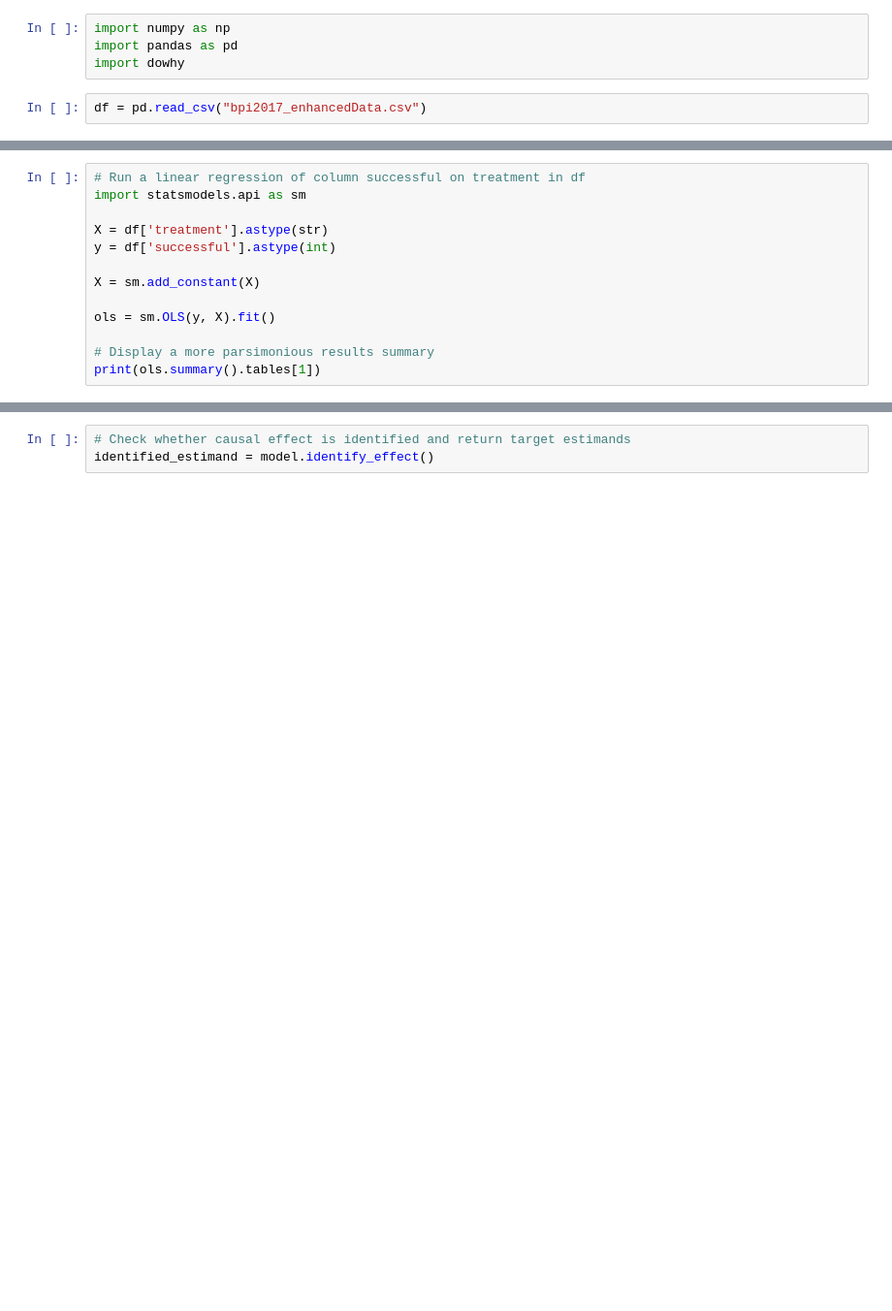
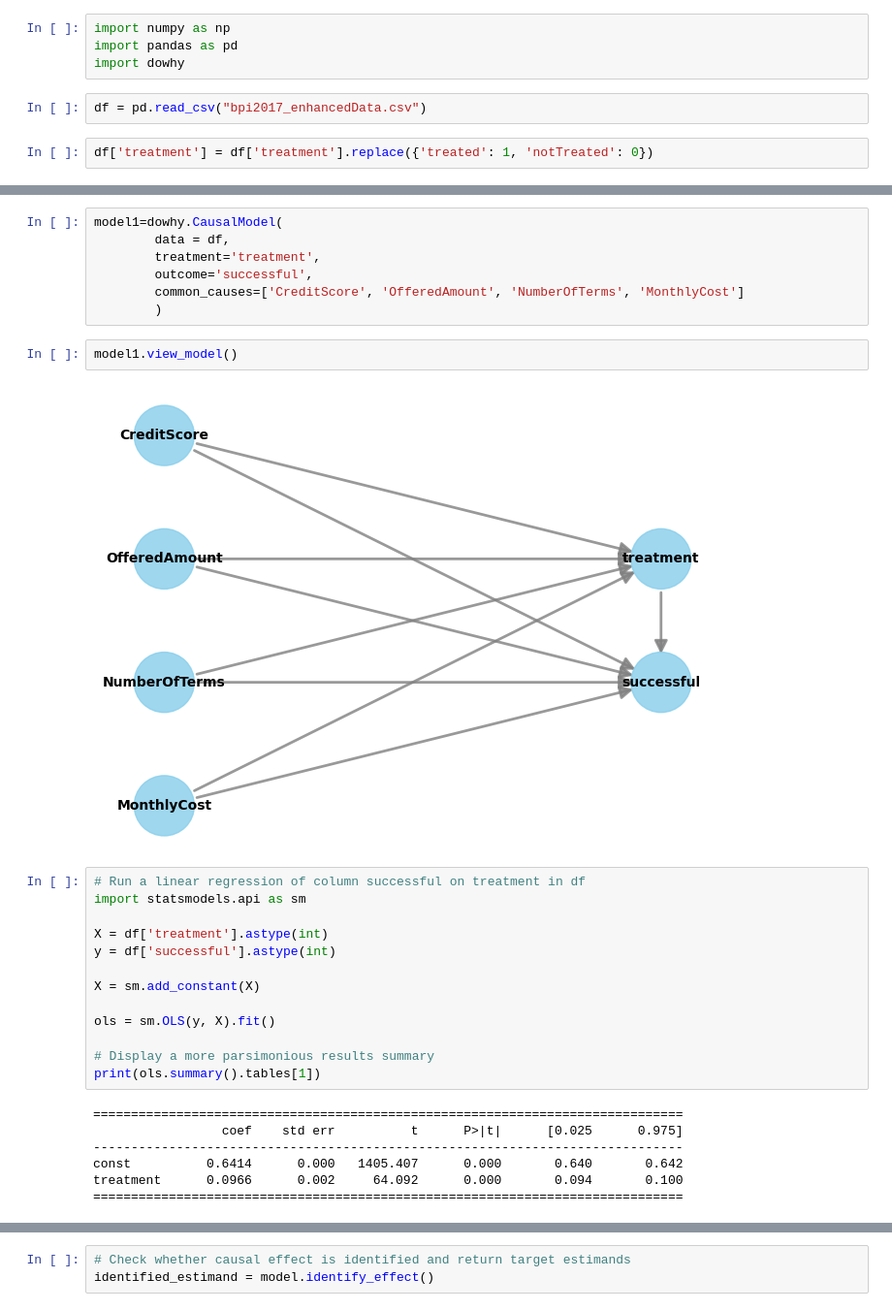
Before and after one commit to Mals77/master-thesis, a Jupyter notebook: model-trial1.ipynb, the cells around one changed output, grey strips where cells are left out. Shown at 97% size. Cells and saved outputs as stored; diff of their text form; blank space fills up the shorter version.

Commit message:
[EDIT] trial model1

```diff
--- a/model-trial1.ipynb
+++ b/model-trial1.ipynb
@@ -6,4 +6,6 @@ import pandas as pd
 import dowhy
 # %%
 df = pd.read_csv("bpi2017_enhancedData.csv")
+# %%
+df['treatment'] = df['treatment'].replace({'treated': 1, 'notTreated': 0})
 # %%
@@ -18,8 +19,19 @@ model=CausalModel(
+# %%
+model1=dowhy.CausalModel(
+        data = df,
+        treatment='treatment',
+        outcome='successful',
+        common_causes=['CreditScore', 'OfferedAmount', 'NumberOfTerms', 'MonthlyCost']
+        )
+# %%
+model1.view_model()
+# %% [output]
+[figure, added]
 # %%
 # Run a linear regression of column successful on treatment in df
 import statsmodels.api as sm
 
-X = df['treatment'].astype(str)
+X = df['treatment'].astype(int)
 y = df['successful'].astype(int)
 
 X = sm.add_constant(X)
@@ -28,3 +40,10 @@ ols = sm.OLS(y, X).fit()
 
 # Display a more parsimonious results summary
 print(ols.summary().tables[1])
+# %% [output]
+==============================================================================
+                 coef    std err          t      P>|t|      [0.025      0.975]
+------------------------------------------------------------------------------
+const          0.6414      0.000   1405.407      0.000       0.640       0.642
+treatment      0.0966      0.002     64.092      0.000       0.094       0.100
+==============================================================================
```
Also changed, not shown: parts of 5 cells of this notebook.
